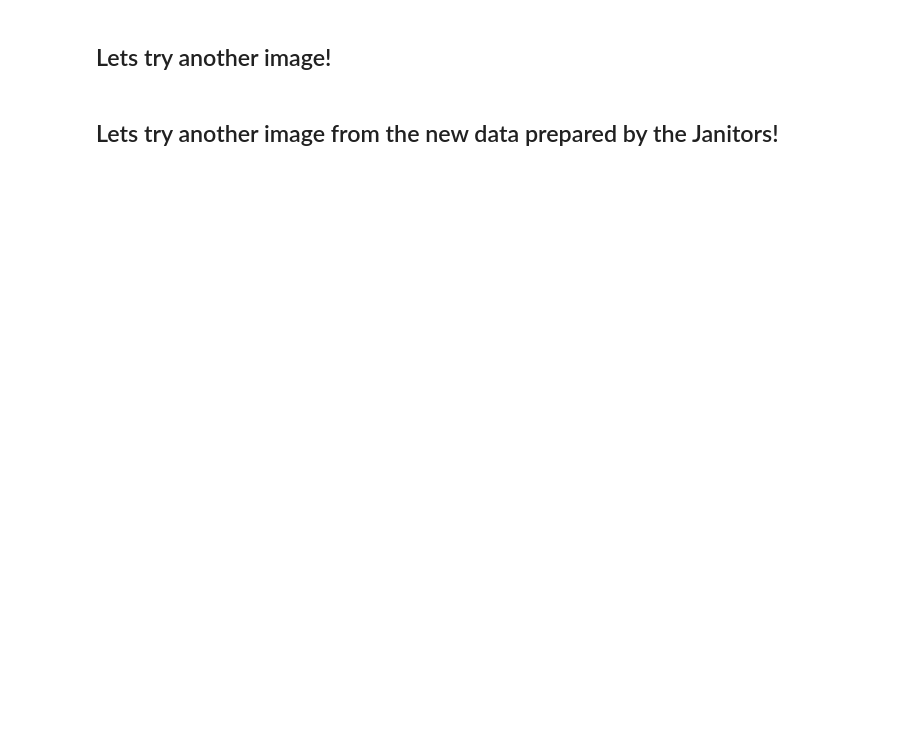
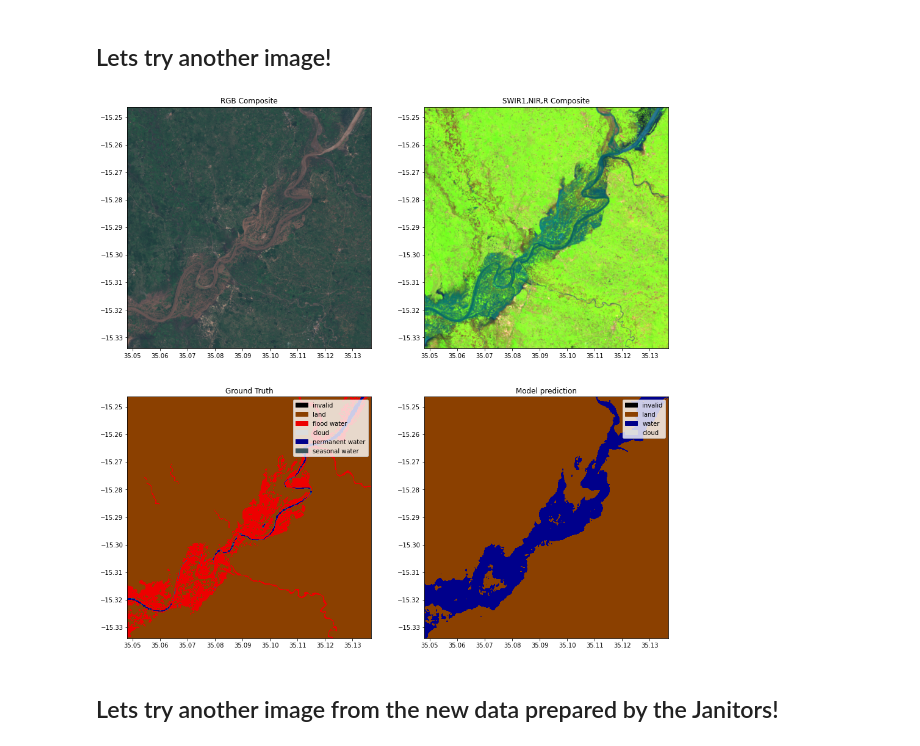
Before and after one commit to spaceml-org/ml4floods, a Jupyter notebook: jupyterbook/content/ml4ops/HOWTO_Run_Inference_on_new_data.ipynb, the cells around one changed output. Saved outputs shown, nothing was run; the diff lists cells and outputs as text; code cells hidden in the pictures; blank space fills up the shorter version.

```diff
--- a/jupyterbook/content/ml4ops/HOWTO_Run_Inference_on_new_data.ipynb
+++ b/jupyterbook/content/ml4ops/HOWTO_Run_Inference_on_new_data.ipynb
@@ -256,16 +255,18 @@ RasterioIOError: GS_SECRET_ACCESS_KEY+GS_ACCESS_KEY_ID, GS_OAUTH2_REFRESH_TOKEN
 # %% [markdown]
 ## Lets try another image!
 # %%
-tiff_s2, window, channels = "gs://ml4floods/worldfloods/public/test/S2/EMSR347_07ZOMBA_DEL_v2_observed_event_a.tif", None, get_channel_configuration_bands(config.model_params.hyperparameters.channel_configuration)
+tiff_s2, window, channels = "gs://ml4cc_data_lake/2_PROD/2_Mart/worldfloods_v1_0/test/S2/EMSR347_07ZOMBA_DEL_v2_observed_event_a.tif", None, get_channel_configuration_bands(config.model_params.hyperparameters.channel_configuration)
 
 torch_inputs, torch_targets, torch_permanent_water, transform = read_inference_pair(tiff_s2, folder_ground_truth="/gt/",
                                                                                     window=window,
                                                                                     return_ground_truth=True, channels=channels,
                                                                                     folder_permanent_water="/PERMANENTWATERJRC/")
 
 outputs = inference_function(torch_inputs) # (batch_size, num_classes, h, w)
 prediction = torch.argmax(outputs, dim=1).long() # (batch_size, h, w)
 plot_inference_set(torch_inputs, torch_targets, prediction, torch_permanent_water, transform)
+# %% [output]
+[figure, added]
 # %% [markdown]
 ## Lets try another image from the new data prepared by the Janitors!
 # %%
```
Also changed, not shown: parts of 10 cells of this notebook.
